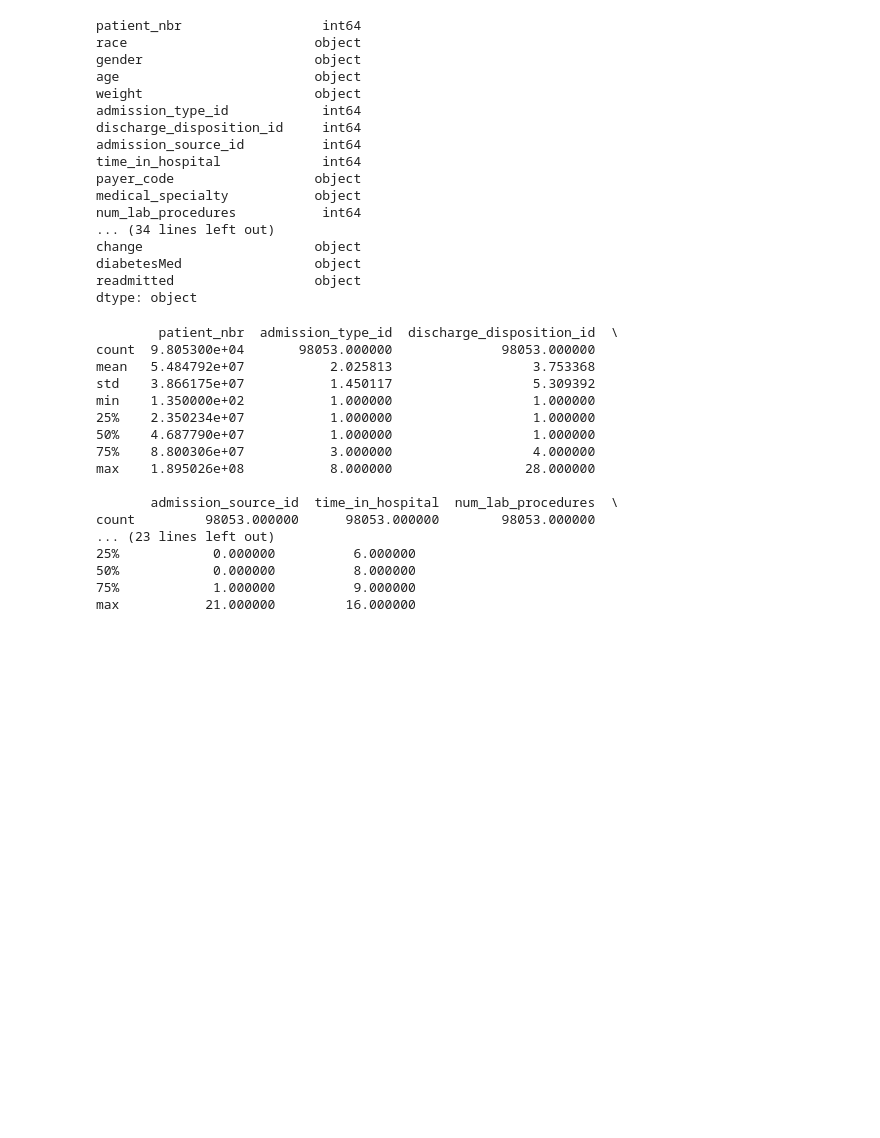
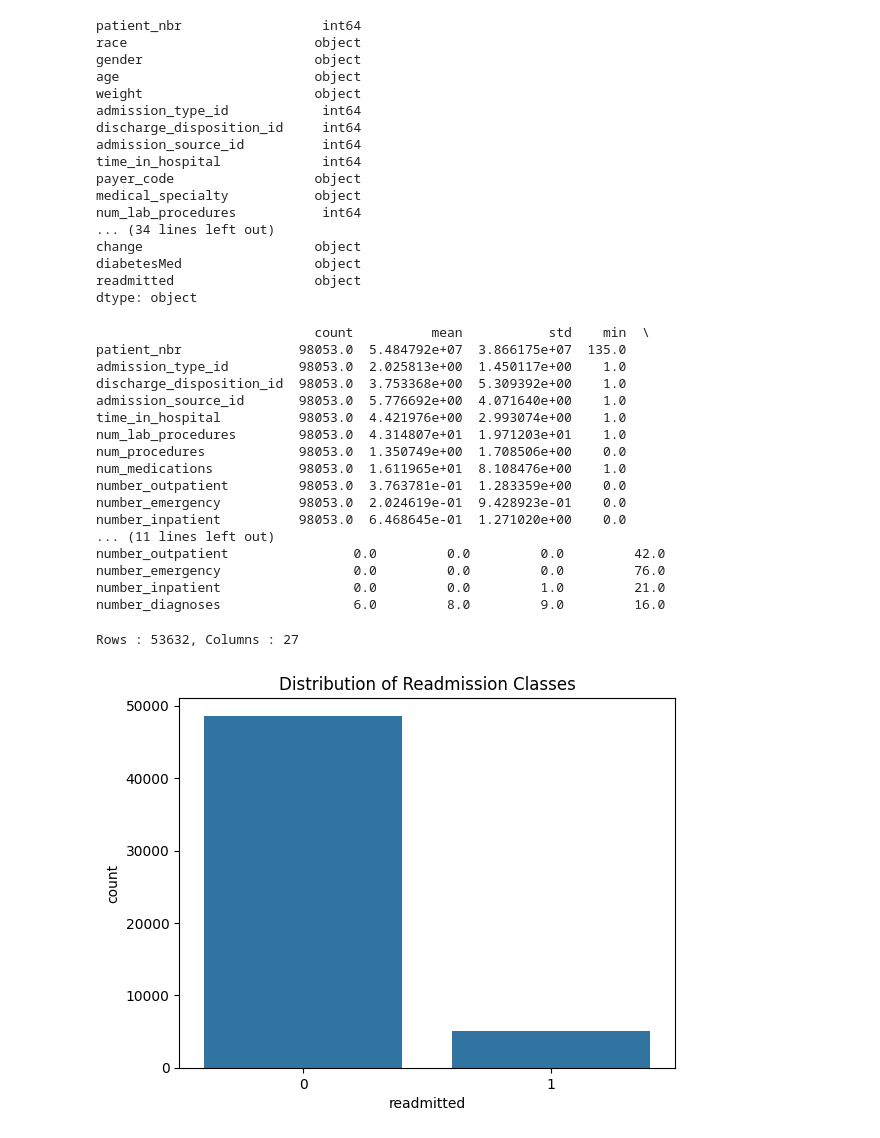
Before and after one commit to shinde-mayur/big-data-course-work, a Jupyter notebook: group88_solution.ipynb, the cells around one changed output. Cells and saved outputs as stored; diff of their text form; code cells hidden in the pictures; blank space fills up the shorter version.

Commit message:
added basic visualization as per problem statement

```diff
--- a/group88_solution.ipynb
+++ b/group88_solution.ipynb
@@ -146,23 +149,51 @@ for col in columns_to_drop:
 data = data.dropna()
 # %%
 # Summary statistics
-summary_statistics = data.describe()
+summary_statistics = data.describe().T
 print(summary_statistics)
 # %% [output]
-        patient_nbr  admission_type_id  discharge_disposition_id  \
-count  9.805300e+04       98053.000000              98053.000000
-mean   5.484792e+07           2.025813                  3.753368
-std    3.866175e+07           1.450117                  5.309392
-min    1.350000e+02           1.000000                  1.000000
-25%    2.350234e+07           1.000000                  1.000000
-50%    4.687790e+07           1.000000                  1.000000
-75%    8.800306e+07           3.000000                  4.000000
-max    1.895026e+08           8.000000                 28.000000
-
-       admission_source_id  time_in_hospital  num_lab_procedures  \
-count         98053.000000      98053.000000        98053.000000
-... (23 lines left out)
-25%            0.000000          6.000000
-50%            0.000000          8.000000
-75%            1.000000          9.000000
-max           21.000000         16.000000
+                            count          mean           std    min  \
+patient_nbr               98053.0  5.484792e+07  3.866175e+07  135.0
+admission_type_id         98053.0  2.025813e+00  1.450117e+00    1.0
+discharge_disposition_id  98053.0  3.753368e+00  5.309392e+00    1.0
+admission_source_id       98053.0  5.776692e+00  4.071640e+00    1.0
+time_in_hospital          98053.0  4.421976e+00  2.993074e+00    1.0
+num_lab_procedures        98053.0  4.314807e+01  1.971203e+01    1.0
+num_procedures            98053.0  1.350749e+00  1.708506e+00    0.0
+num_medications           98053.0  1.611965e+01  8.108476e+00    1.0
+number_outpatient         98053.0  3.763781e-01  1.283359e+00    0.0
+number_emergency          98053.0  2.024619e-01  9.428923e-01    0.0
+number_inpatient          98053.0  6.468645e-01  1.271020e+00    0.0
+... (11 lines left out)
+number_outpatient                0.0         0.0         0.0         42.0
+number_emergency                 0.0         0.0         0.0         76.0
+number_inpatient                 0.0         0.0         1.0         21.0
+number_diagnoses                 6.0         8.0         9.0         16.0
+# %%
+# Removing outliers based on IQR method for each numerical column
+for col in data.select_dtypes(include=np.number).columns:
+    Q1 = data[col].quantile(0.25)
+    Q3 = data[col].quantile(0.75)
+    IQR = Q3 - Q1
+
+    # Only keep rows in the dataframe that do not fall below (Q1 - 1.5 * IQR) or above (Q3 + 1.5 * IQR)
+    data = data[~((data[col] < (Q1 - 1.5 * IQR)) | (data[col] > (Q3 + 1.5 * IQR)))]
+# %%
+# # Perform feature normalization for numerical columns
+from sklearn.preprocessing import MinMaxScaler
+scaler = MinMaxScaler()
+numerical_columns = data.select_dtypes(include=[np.number]).columns
+data[numerical_columns] = scaler.fit_transform(data[numerical_columns])
+# %%
+# Show the shape of resulting dataframe
+rows, columns = data.shape
+print(f'Rows : {rows}, Columns : {columns}')
+# %% [output]
+Rows : 53632, Columns : 27
+# %%
+# Distribution of readmitted variable
+sns.countplot(x='readmitted', data=data)
+plt.title('Distribution of Readmission Classes')
+plt.show()
+# %% [output]
+[figure, added]
```
Also changed, not shown: parts of 8 cells of this notebook.
